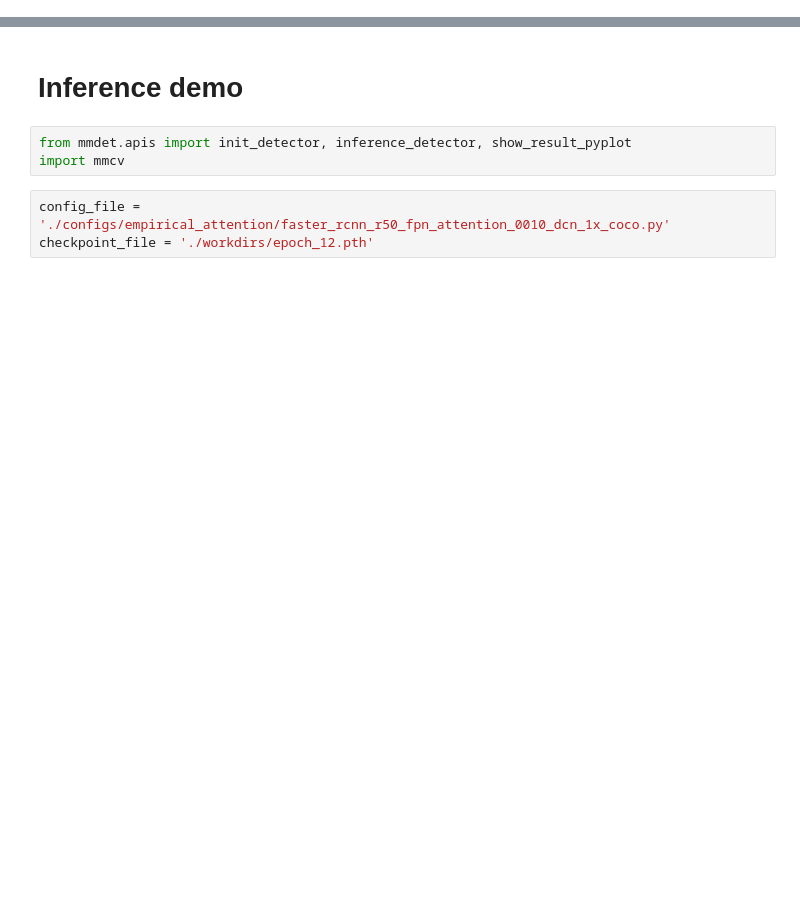
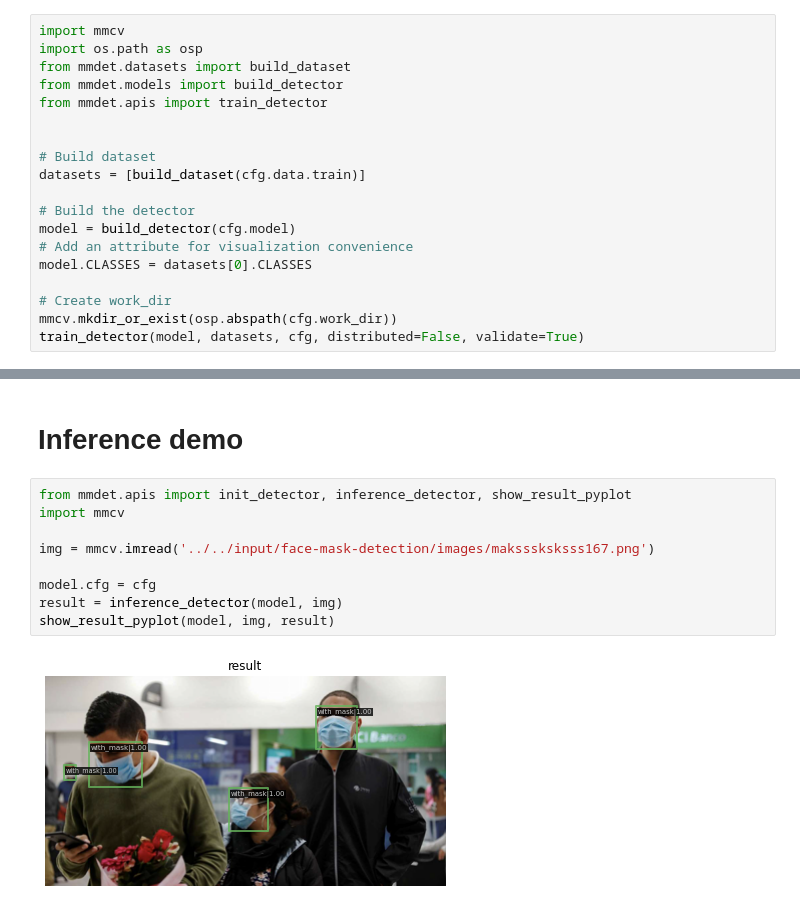
Before and after one commit to chandlerbing65nm/Face-Mask-Detection-with-Empirical-Attention, a Jupyter notebook: face-mask-detection-with-empirical-attention.ipynb, the cells around one changed output, grey strips where cells are left out. Saved outputs shown, nothing was run; the diff lists cells and outputs as text; blank space fills up the shorter version.

Commit message:
Kaggle Notebook | Face Mask Detection with Empirical Attention | Version 16

```diff
--- a/face-mask-detection-with-empirical-attention.ipynb
+++ b/face-mask-detection-with-empirical-attention.ipynb
@@ -852,0 +632,19 @@ OrderedDict([('bbox_mAP', 0.212), ('bbox_mAP_50', 0.273), ('bbox_mAP_75', 0.255)
+# %%
+import mmcv
+import os.path as osp
+from mmdet.datasets import build_dataset
+from mmdet.models import build_detector
+from mmdet.apis import train_detector
+
+
+# Build dataset
+datasets = [build_dataset(cfg.data.train)]
+
+# Build the detector
+model = build_detector(cfg.model)
+# Add an attribute for visualization convenience
+model.CLASSES = datasets[0].CLASSES
+
+# Create work_dir
+mmcv.mkdir_or_exist(osp.abspath(cfg.work_dir))
+train_detector(model, datasets, cfg, distributed=False, validate=True)
@@ -855,6 +729,11 @@ OrderedDict([('bbox_mAP', 0.212), ('bbox_mAP_50', 0.273), ('bbox_mAP_75', 0.255)
 # %%
 from mmdet.apis import init_detector, inference_detector, show_result_pyplot
 import mmcv
+
+img = mmcv.imread('../../input/face-mask-detection/images/maksssksksss167.png')
+
+model.cfg = cfg
+result = inference_detector(model, img)
+show_result_pyplot(model, img, result)
+# %% [output]
+[figure, added]
-# %%
-config_file = './configs/empirical_attention/faster_rcnn_r50_fpn_attention_0010_dcn_1x_coco.py'
-checkpoint_file = './workdirs/epoch_12.pth'
```
Also changed, not shown: parts of 26 cells of this notebook.
